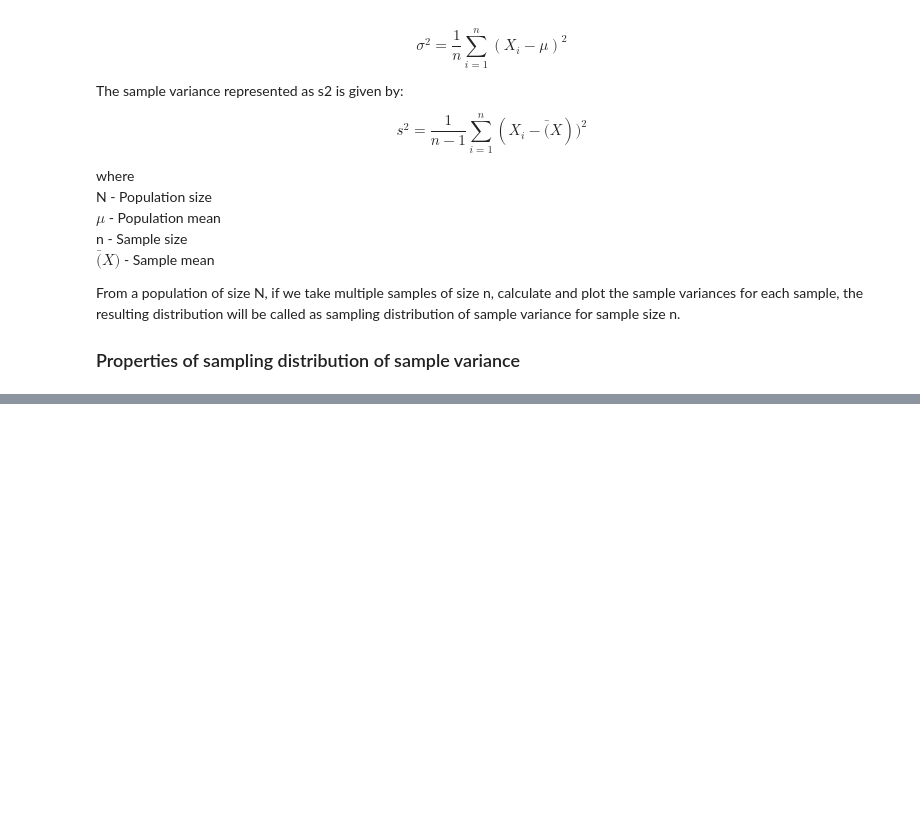
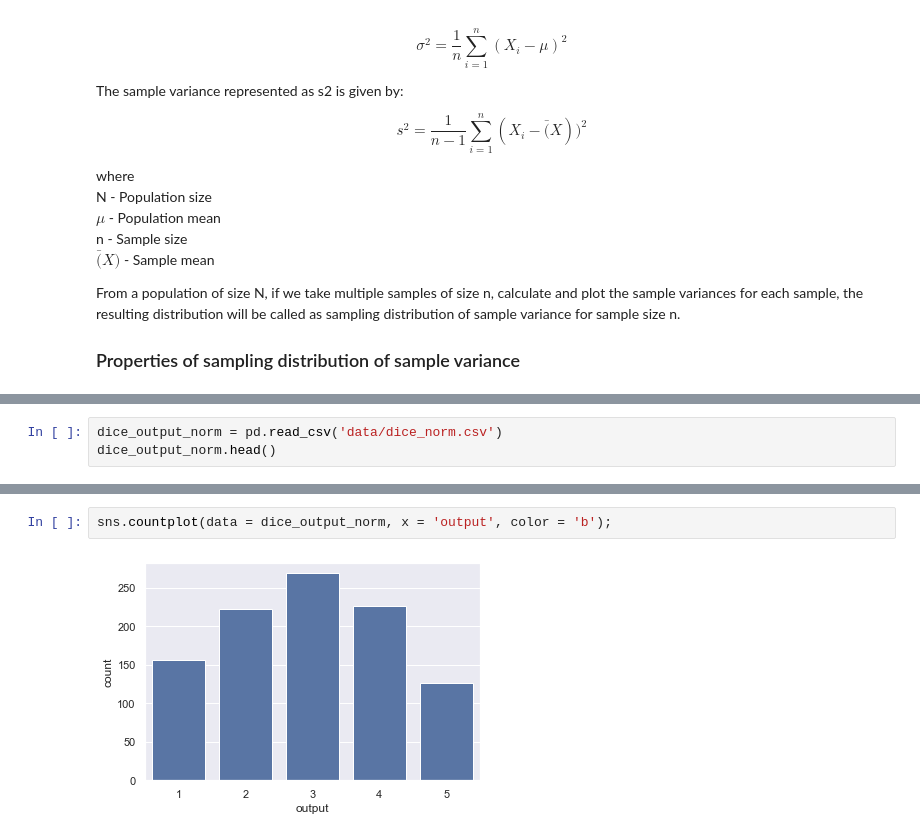
Before and after one commit to jeswingeorge/Python-DS-notes, a Jupyter notebook: Statistics/4.statistical_inference_part-3.ipynb, the cells around one changed output, grey strips where cells are left out. Drawn from its saved outputs; the diff is of its cells as text; blank space fills up the shorter version.

```diff
--- a/Statistics/4.statistical_inference_part-3.ipynb
+++ b/Statistics/4.statistical_inference_part-3.ipynb
@@ -178,0 +248,3 @@ Let us use the dice output data, used in sampling distribution of mean section t
+# %%
+dice_output_norm = pd.read_csv('data/dice_norm.csv')
+dice_output_norm.head()
@@ -178,0 +258,4 @@ Let us use the dice output data, used in sampling distribution of mean section t
+# %%
+sns.countplot(data = dice_output_norm, x = 'output', color = 'b');
+# %% [output]
+[figure, added]
```
Also changed, not shown: parts of 21 cells of this notebook, 10 other files.
